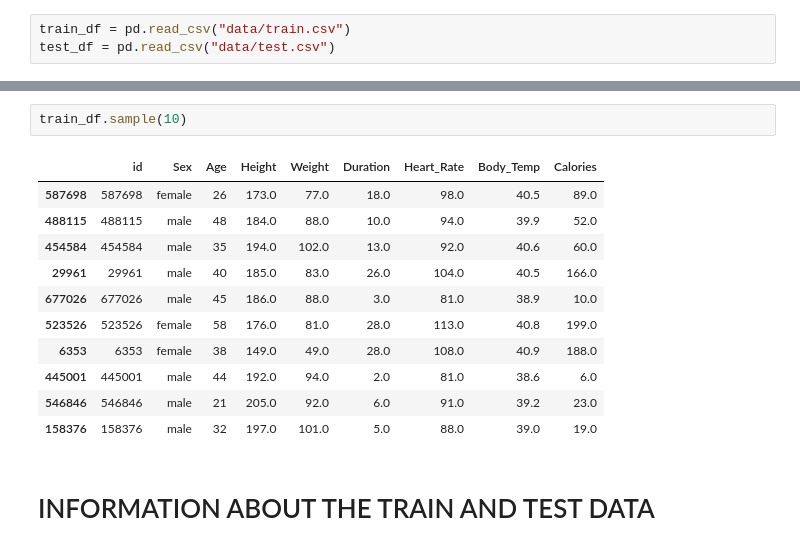
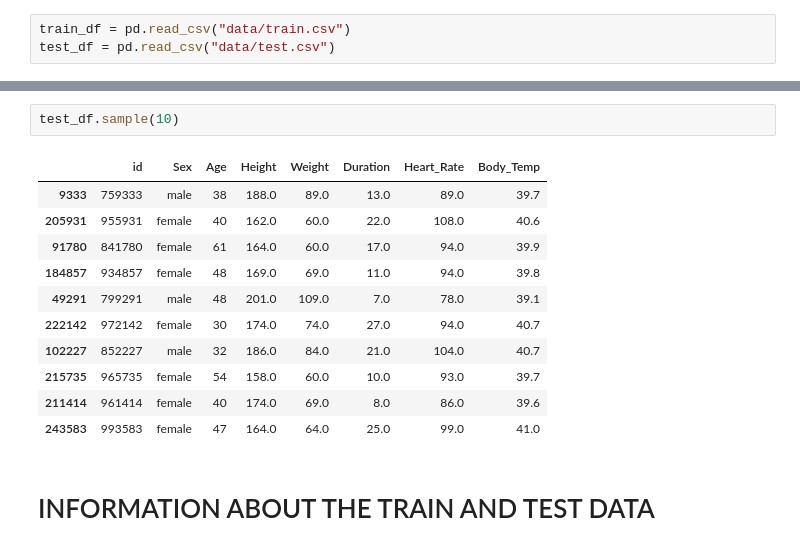
Before and after one commit to VechamGautham/Kaggle-projects, a Jupyter notebook: calorie-predict/calorie-predict.ipynb, the cells around one changed output, grey strips where cells are left out. Saved outputs shown, nothing was run; the diff lists cells and outputs as text.

```diff
--- a/calorie-predict/calorie-predict.ipynb
+++ b/calorie-predict/calorie-predict.ipynb
@@ -49,17 +49,17 @@ train_df.sample(10)
 # %%
-train_df.sample(10)
+test_df.sample(10)
 # %% [output]
-|  | id | Sex | Age | Height | Weight | Duration | Heart_Rate | Body_Temp | Calories |
-| 587698 | 587698 | female | 26 | 173.0 | 77.0 | 18.0 | 98.0 | 40.5 | 89.0 |
-| 488115 | 488115 | male | 48 | 184.0 | 88.0 | 10.0 | 94.0 | 39.9 | 52.0 |
-| 454584 | 454584 | male | 35 | 194.0 | 102.0 | 13.0 | 92.0 | 40.6 | 60.0 |
-| 29961 | 29961 | male | 40 | 185.0 | 83.0 | 26.0 | 104.0 | 40.5 | 166.0 |
-| 677026 | 677026 | male | 45 | 186.0 | 88.0 | 3.0 | 81.0 | 38.9 | 10.0 |
-| 523526 | 523526 | female | 58 | 176.0 | 81.0 | 28.0 | 113.0 | 40.8 | 199.0 |
-| 6353 | 6353 | female | 38 | 149.0 | 49.0 | 28.0 | 108.0 | 40.9 | 188.0 |
-| 445001 | 445001 | male | 44 | 192.0 | 94.0 | 2.0 | 81.0 | 38.6 | 6.0 |
-| 546846 | 546846 | male | 21 | 205.0 | 92.0 | 6.0 | 91.0 | 39.2 | 23.0 |
-| 158376 | 158376 | male | 32 | 197.0 | 101.0 | 5.0 | 88.0 | 39.0 | 19.0 |
+|  | id | Sex | Age | Height | Weight | Duration | Heart_Rate | Body_Temp |
+| 9333 | 759333 | male | 38 | 188.0 | 89.0 | 13.0 | 89.0 | 39.7 |
+| 205931 | 955931 | female | 40 | 162.0 | 60.0 | 22.0 | 108.0 | 40.6 |
+| 91780 | 841780 | female | 61 | 164.0 | 60.0 | 17.0 | 94.0 | 39.9 |
+| 184857 | 934857 | female | 48 | 169.0 | 69.0 | 11.0 | 94.0 | 39.8 |
+| 49291 | 799291 | male | 48 | 201.0 | 109.0 | 7.0 | 78.0 | 39.1 |
+| 222142 | 972142 | female | 30 | 174.0 | 74.0 | 27.0 | 94.0 | 40.7 |
+| 102227 | 852227 | male | 32 | 186.0 | 84.0 | 21.0 | 104.0 | 40.7 |
+| 215735 | 965735 | female | 54 | 158.0 | 60.0 | 10.0 | 93.0 | 39.7 |
+| 211414 | 961414 | female | 40 | 174.0 | 69.0 | 8.0 | 86.0 | 39.6 |
+| 243583 | 993583 | female | 47 | 164.0 | 64.0 | 25.0 | 99.0 | 41.0 |
 # %% [markdown]
 # INFORMATION ABOUT THE TRAIN AND TEST DATA
 # %%
```
Also changed, not shown: parts of 6 cells of this notebook.
